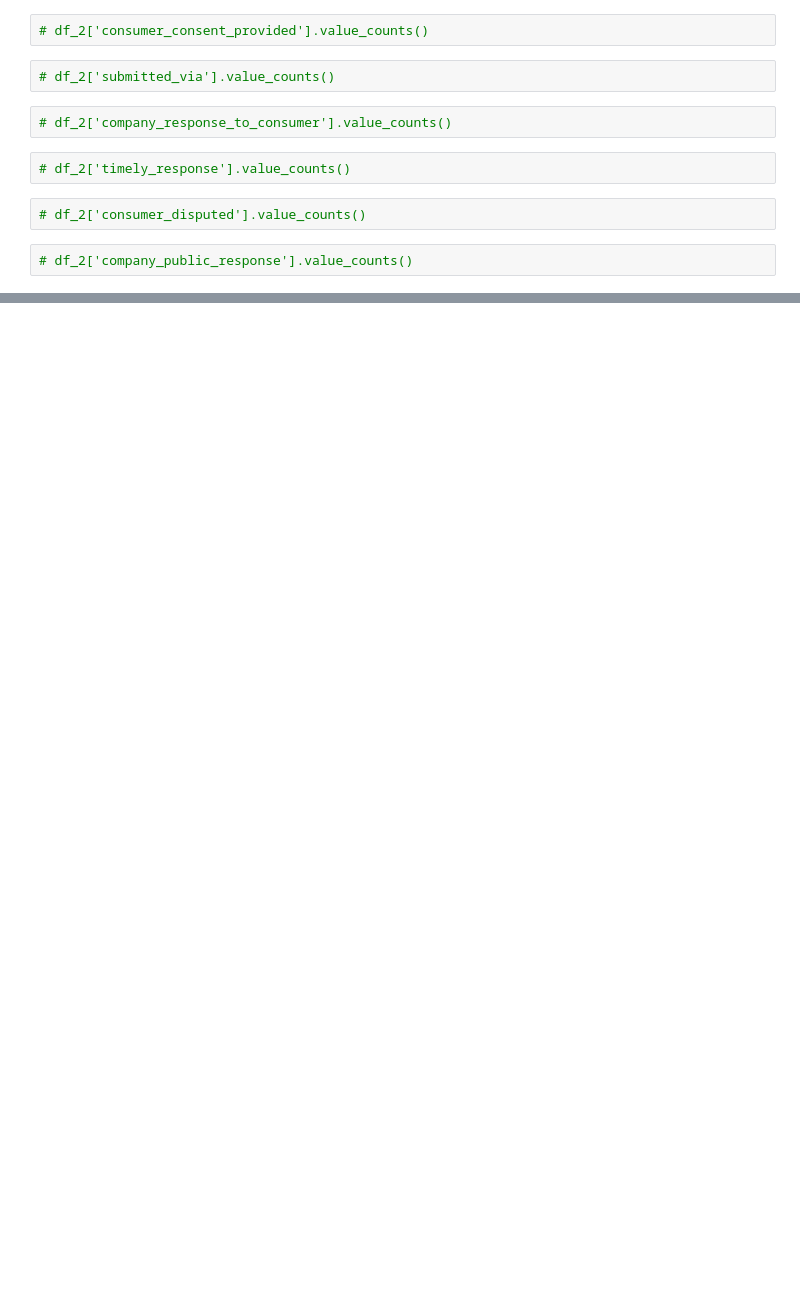
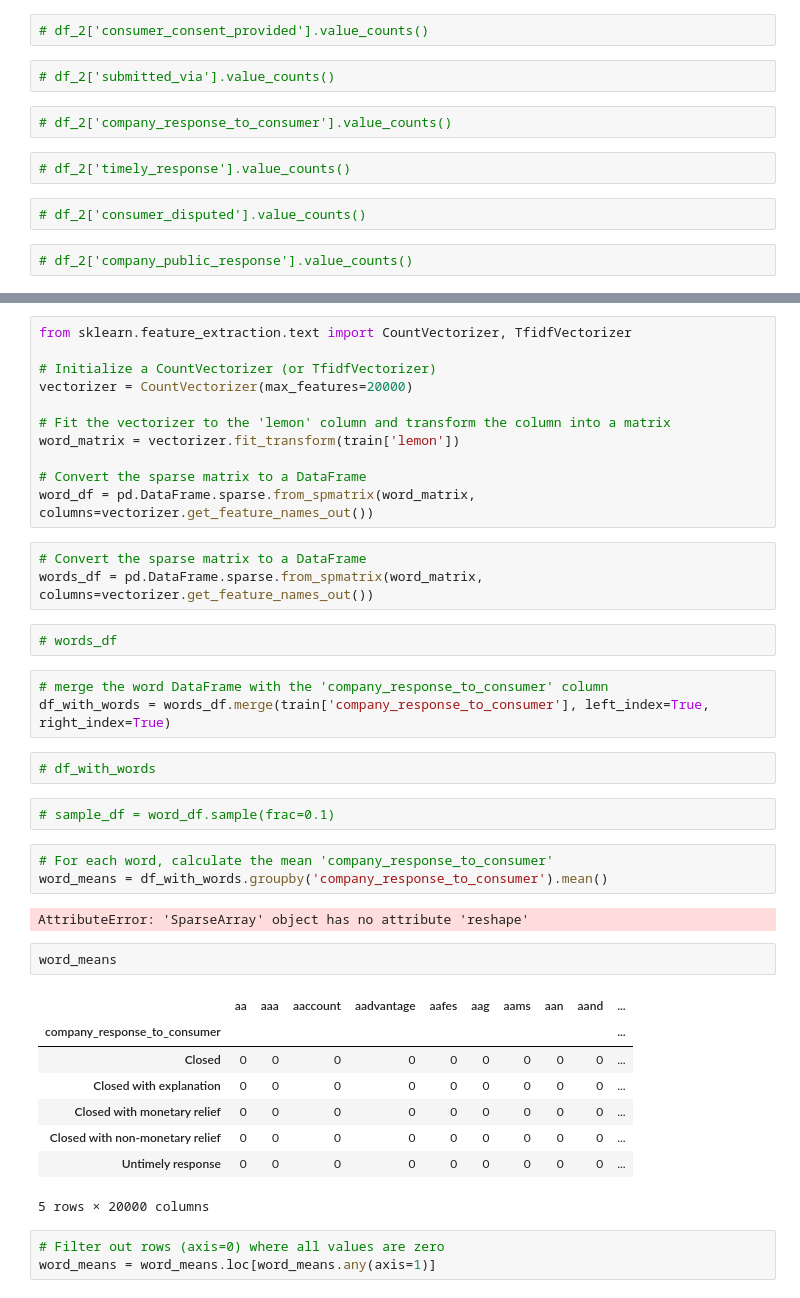
Before and after one commit to DATA-TRAC/consumer-complaint-response, a Jupyter notebook: lugo-capston.ipynb, the cells around one changed output, grey strips where cells are left out. Drawn from its saved outputs; the diff is of its cells as text; blank space fills up the shorter version.

```diff
--- a/lugo-capston.ipynb
+++ b/lugo-capston.ipynb
@@ -200,0 +521,42 @@ df.head()
+# %%
+from sklearn.feature_extraction.text import CountVectorizer, TfidfVectorizer
+
+# Initialize a CountVectorizer (or TfidfVectorizer)
+vectorizer = CountVectorizer(max_features=20000)
+
+# Fit the vectorizer to the 'lemon' column and transform the column into a matrix
+word_matrix = vectorizer.fit_transform(train['lemon'])
+
+# Convert the sparse matrix to a DataFrame
+word_df = pd.DataFrame.sparse.from_spmatrix(word_matrix, columns=vectorizer.get_feature_names_out())
+# %%
+# Convert the sparse matrix to a DataFrame
+words_df = pd.DataFrame.sparse.from_spmatrix(word_matrix, columns=vectorizer.get_feature_names_out())
+# %%
+# words_df
+# %%
+# merge the word DataFrame with the 'company_response_to_consumer' column
+df_with_words = words_df.merge(train['company_response_to_consumer'], left_index=True, right_index=True)
+# %%
+# df_with_words
+# %%
+# sample_df = word_df.sample(frac=0.1)
+# %%
+# For each word, calculate the mean 'company_response_to_consumer'
+word_means = df_with_words.groupby('company_response_to_consumer').mean()
+# %% [output]
+AttributeError: 'SparseArray' object has no attribute 'reshape'
+# %%
+word_means
+# %% [output]
+|  | aa | aaa | aaccount | aadvantage | aafes | aag | aams | aan | aand | ... |
+| company_response_to_consumer |  |  |  |  |  |  |  |  |  | ... |
+| Closed | 0 | 0 | 0 | 0 | 0 | 0 | 0 | 0 | 0 | ... |
+| Closed with explanation | 0 | 0 | 0 | 0 | 0 | 0 | 0 | 0 | 0 | ... |
+| Closed with monetary relief | 0 | 0 | 0 | 0 | 0 | 0 | 0 | 0 | 0 | ... |
+| Closed with non-monetary relief | 0 | 0 | 0 | 0 | 0 | 0 | 0 | 0 | 0 | ... |
+| Untimely response | 0 | 0 | 0 | 0 | 0 | 0 | 0 | 0 | 0 | ... |
+5 rows × 20000 columns
+# %%
+# Filter out rows (axis=0) where all values are zero
+word_means = word_means.loc[word_means.any(axis=1)]
```
Also changed, not shown: parts of 72 cells of this notebook.
